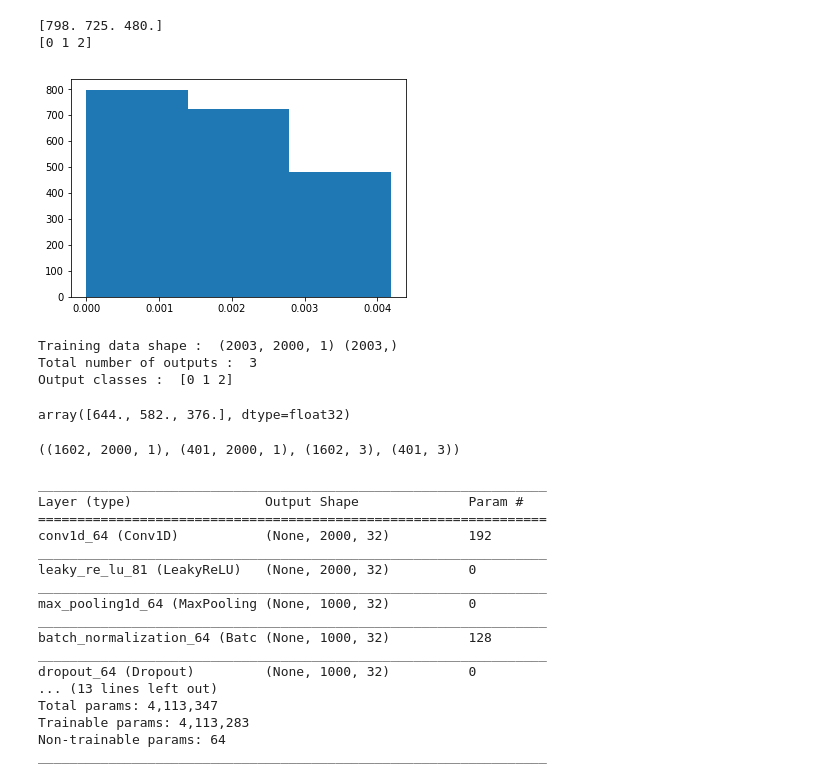
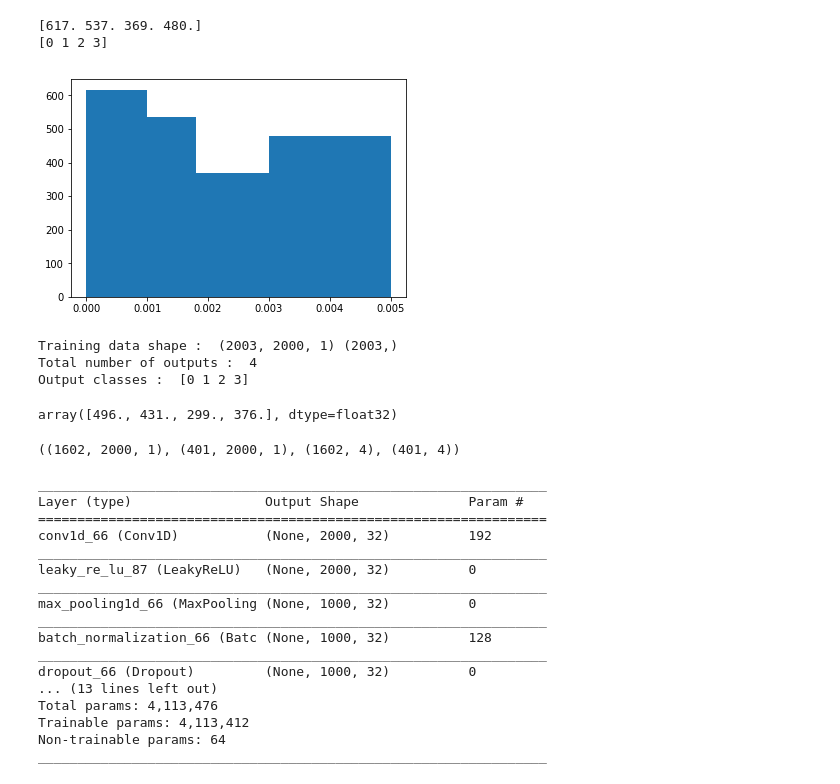
Before and after one commit to bmorris3/sharp, a Jupyter notebook: cnn/train_keras.ipynb, the cells around one changed output. Drawn from its saved outputs; the diff is of its cells as text; code cells hidden in the pictures.

```diff
--- a/cnn/train_keras.ipynb
+++ b/cnn/train_keras.ipynb
@@ -16,16 +14,17 @@ Using TensorFlow backend.
 # %%
 spot_coverages = np.load('data/all_fs.npy')
 
-bin_edges = np.linspace(0, spot_coverages.max(), 4)
+# bin_edges = np.linspace(0, spot_coverages.max(), 5)
+bin_edges = [0, 0.001, 0.0018, 0.003, 0.005]
 
 n = plt.hist(spot_coverages, bin_edges)[0];
 print(n)
 bin_inds = np.digitize(spot_coverages, bin_edges, right=True) - 1
 print(np.unique(bin_inds))
 # %% [output]
-[798. 725. 480.]
-[0 1 2]
+[617. 537. 369. 480.]
+[0 1 2 3]
-[figure, old version]
+[figure, new version]
 # %%
 train_X = np.load('data/residuals.npy')[:-1, :, np.newaxis]
 
@@ -46,8 +45,8 @@ from keras.utils import to_categorical
 train_Y_one_hot = to_categorical(train_Y)
 # %% [output]
 Training data shape :  (2003, 2000, 1) (2003,)
-Total number of outputs :  3
-Output classes :  [0 1 2]
+Total number of outputs :  4
+Output classes :  [0 1 2 3]
 # %%
 from sklearn.model_selection import train_test_split
 
@@ -56,11 +55,11 @@ train_X, valid_X, train_label, valid_label = train_test_split(train_X, train_Y_o
 # %%
 train_label.sum(0)
 # %% [output]
-array([644., 582., 376.], dtype=float32)
+array([496., 431., 299., 376.], dtype=float32)
 # %%
 train_X.shape,valid_X.shape,train_label.shape,valid_label.shape
 # %% [output]
-((1602, 2000, 1), (401, 2000, 1), (1602, 3), (401, 3))
+((1602, 2000, 1), (401, 2000, 1), (1602, 4), (401, 4))
 # %%
 alpha = 0.1
 kernel_size = 5
@@ -127,18 +126,18 @@ model.summary()
 _________________________________________________________________
 Layer (type)                 Output Shape              Param #
 =================================================================
-conv1d_64 (Conv1D)           (None, 2000, 32)          192
+conv1d_66 (Conv1D)           (None, 2000, 32)          192
 _________________________________________________________________
-leaky_re_lu_81 (LeakyReLU)   (None, 2000, 32)          0
+leaky_re_lu_87 (LeakyReLU)   (None, 2000, 32)          0
 _________________________________________________________________
-max_pooling1d_64 (MaxPooling (None, 1000, 32)          0
+max_pooling1d_66 (MaxPooling (None, 1000, 32)          0
 _________________________________________________________________
-batch_normalization_64 (Batc (None, 1000, 32)          128
+batch_normalization_66 (Batc (None, 1000, 32)          128
 _________________________________________________________________
-dropout_64 (Dropout)         (None, 1000, 32)          0
+dropout_66 (Dropout)         (None, 1000, 32)          0
 ... (13 lines left out)
-Total params: 4,113,347
-Trainable params: 4,113,283
+Total params: 4,113,476
+Trainable params: 4,113,412
 Non-trainable params: 64
 _________________________________________________________________
 # %%
```
Also changed, not shown: parts of 9 cells of this notebook, 4 other files.
